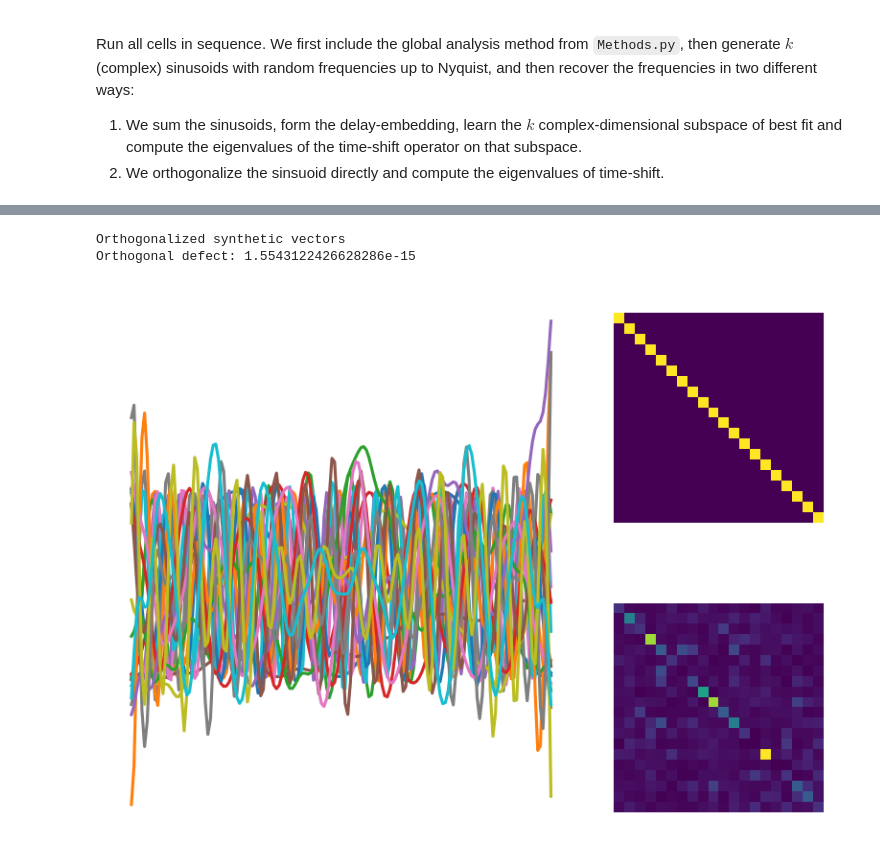
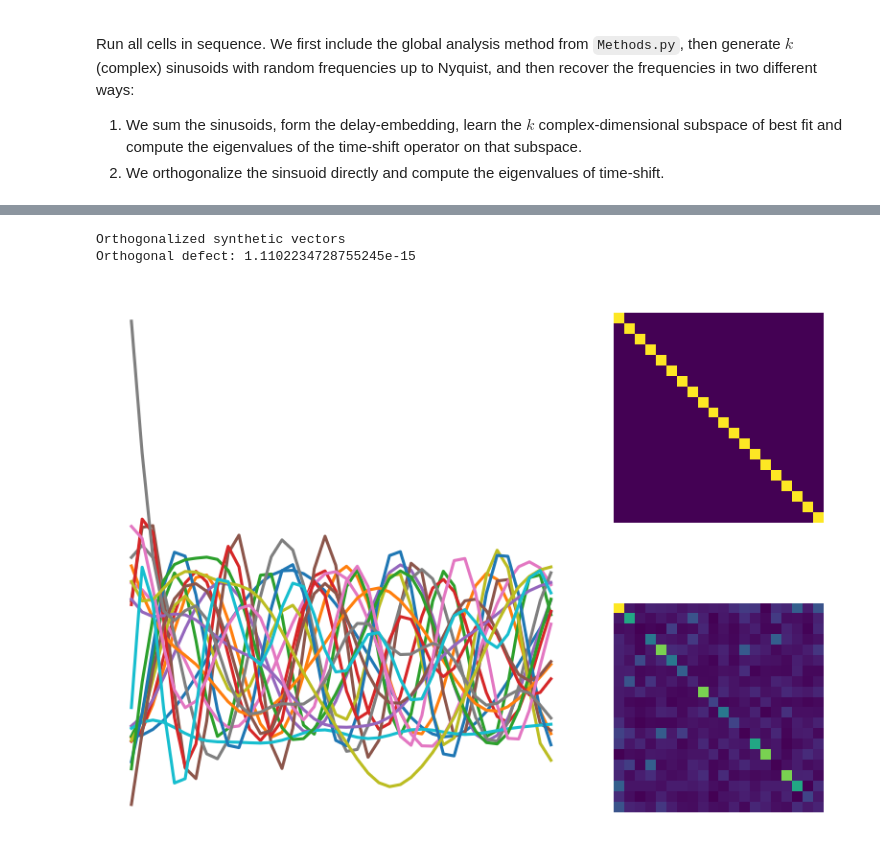
Before and after one commit to amcerbu/Delay-Embedding-and-Subspace-Learning, a Jupyter notebook: Frequency.ipynb, the cells around one changed output, grey strips where cells are left out. Drawn from its saved outputs; the diff is of its cells as text; code cells hidden in the pictures.

```diff
--- a/Frequency.ipynb
+++ b/Frequency.ipynb
@@ -20,7 +20,7 @@ bandlimit = 8 # restrict frequencies to [0, SR / bandlimit]
 fs = np.random.rand(k) * SR / bandlimit # generate random freqs
 
 # N = bandlimit * k # set embedding dimension
-N = k * bandlimit
+N = bandlimit * k
 # M = bandlimit * N # set dimension for extra rollover
 M = 2 * N
 
@@ -38,7 +38,7 @@ ax1 = plt.subplot2grid((2, 3), (0, 0), rowspan = 2, colspan = 2)
 ax2 = plt.subplot2grid((2, 3), (0, 2), colspan=1)
 ax3 = plt.subplot2grid((2, 3), (1, 2), colspan=1)
 
-ax1.plot(np.real(vectors.T[:]))
+ax1.plot(np.real(vectors.T[:2 * k]))
 ax2.imshow(np.abs(np.conj(vectors) @ vectors.T))
 ax3.imshow(np.abs(np.conj(vectors) @ vectors.T - np.eye(k)))
 
@@ -57,28 +57,28 @@ B = vectors.T.copy()
 # %%
 B = scipy.linalg.qr(B, mode = 'economic')[0]
 
 
 fig = plt.figure()
 ax1 = plt.subplot2grid((2, 3), (0, 0), rowspan = 2, colspan = 2)
 ax2 = plt.subplot2grid((2, 3), (0, 2), colspan=1)
 ax3 = plt.subplot2grid((2, 3), (1, 2), colspan=1)
 
-ax1.plot(np.real(B[:]))
+ax1.plot(np.real(B[:2 * k]))
 ax2.imshow(np.abs(np.conj(B.T) @ B))
 ax3.imshow(np.abs(np.conj(B.T) @ B - np.eye(k)))
 
 ax1.set_axis_off()
 ax2.set_axis_off()
 ax3.set_axis_off()
 
 print("Orthogonalized synthetic vectors")
 print("Orthogonal defect:", np.max(np.abs(np.conj(B.T) @ B - np.eye(k))))
 
 plt.show()
 # %% [output]
 Orthogonalized synthetic vectors
-Orthogonal defect: 1.5543122426628286e-15
+Orthogonal defect: 1.1102234728755245e-15
-[figure, old version]
+[figure, new version]
 # %%
 # "observed", i.e. delay-embedded
 coeffs = np.ones(k)
```
Also changed, not shown: parts of 5 cells of this notebook, 1 other file.
